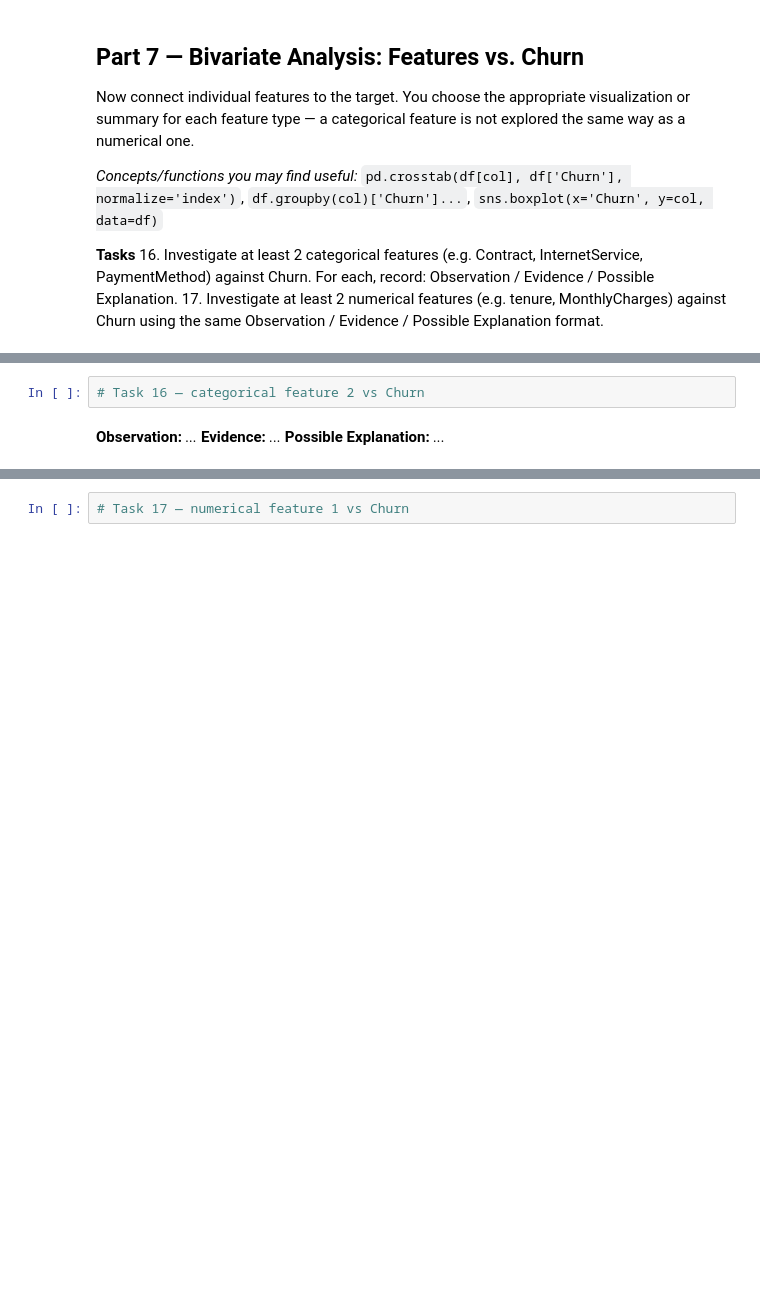
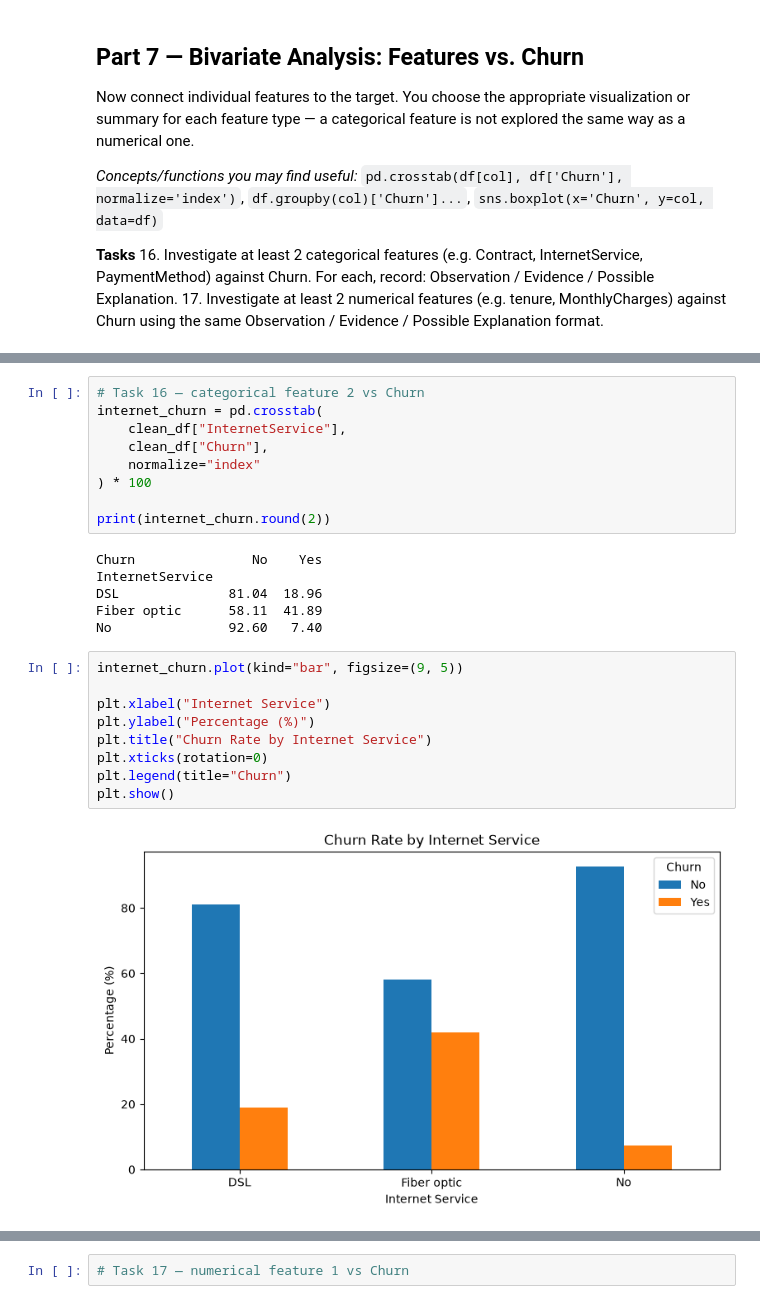
Before and after one commit to arshadalikhokhar05-sketch/machine-learning-data-preprocessing-lab, a Jupyter notebook: Lab2_Data_Cleaning_EDA_Template.ipynb, the cells around one changed output, grey strips where cells are left out. Cells and saved outputs as stored; diff of their text form; blank space fills up the shorter version.

```diff
--- a/Lab2_Data_Cleaning_EDA_Template.ipynb
+++ b/Lab2_Data_Cleaning_EDA_Template.ipynb
@@ -499,6 +529,26 @@ Now connect individual features to the target. You choose the appropriate visual
 # %%
 # Task 16 — categorical feature 2 vs Churn
+internet_churn = pd.crosstab(
+    clean_df["InternetService"],
+    clean_df["Churn"],
+    normalize="index"
+) * 100
+
+print(internet_churn.round(2))
+# %% [output]
+Churn               No    Yes
+InternetService
+DSL              81.04  18.96
+Fiber optic      58.11  41.89
+No               92.60   7.40
-# %% [markdown]
-**Observation:** _..._
-**Evidence:** _..._
-**Possible Explanation:** _..._
+# %%
+internet_churn.plot(kind="bar", figsize=(9, 5))
+
+plt.xlabel("Internet Service")
+plt.ylabel("Percentage (%)")
+plt.title("Churn Rate by Internet Service")
+plt.xticks(rotation=0)
+plt.legend(title="Churn")
+plt.show()
+# %% [output]
+[figure, added]
```
Also changed, not shown: parts of 5 cells of this notebook.
